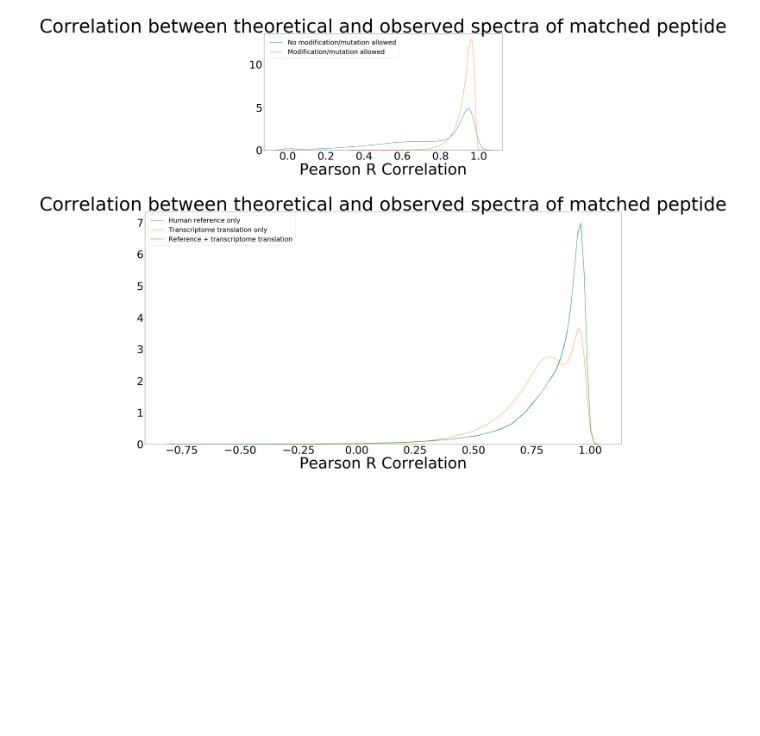
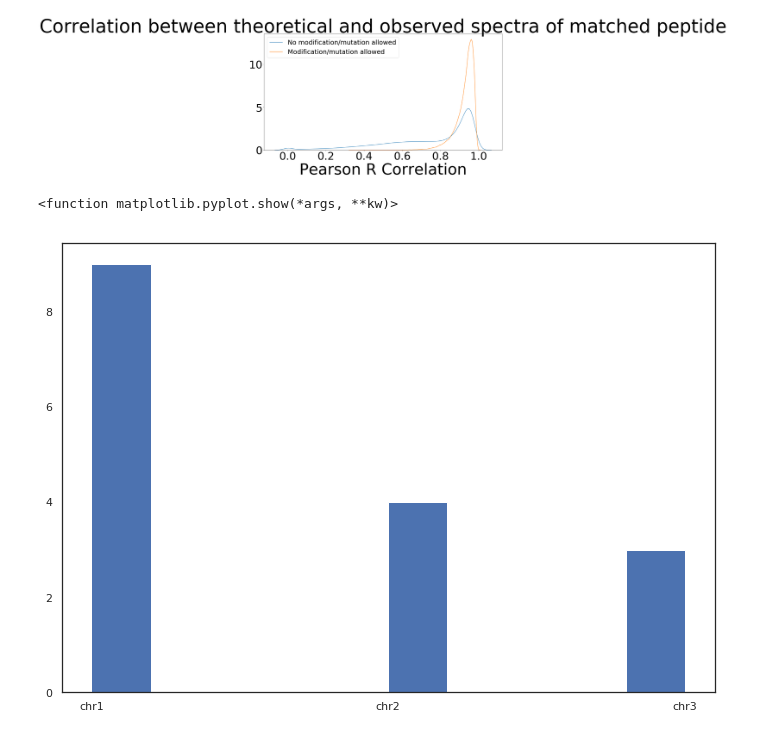
Before and after one commit to cmbi/NA12878-saav-detection, a Jupyter notebook: spectral_search_output_analysis/notebooks/ionbot_analysis.ipynb, the cells around one changed output. Cells and saved outputs as stored; diff of their text form; code cells hidden in the pictures; blank space fills up the shorter version.

```diff
--- a/spectral_search_output_analysis/notebooks/ionbot_analysis.ipynb
+++ b/spectral_search_output_analysis/notebooks/ionbot_analysis.ipynb
@@ -525,9 +539,11 @@ plt.show()
 [figure]
 # %%
 #plot score distributions comparing allowing mutation vs. not allowing mutation on human reference
+sns.set(rc={'figure.figsize':(11.7,8.27)})
+sns.set_style(style='white')
 plt.figure("Pearson R distribution")
-matplotlib.rcParams['figure.figsize'] = (40.0, 20.0)
-matplotlib.rcParams['font.size'] = 50
+#matplotlib.rcParams['figure.figsize'] = (40.0, 20.0)
+#matplotlib.rcParams['font.size'] = 50
 sns.distplot(ib_nomutout['ms2pip-pearsonr'], hist=False, label='No modification/mutation allowed',axlabel='Pearson R Correlation')
 sns.distplot(ib_mutout_human['ms2pip_pearsonr'], hist=False, label='Modification/mutation allowed',axlabel='Pearson R Correlation')
 #plt.legend(prop={'size':25})
@@ -538,17 +554,13 @@ plt.title('Correlation between theoretical and observed spectra of matched pepti
 plt.show()
 # %% [output]
 [figure]
-# %%
-#plot score distributions from each of the spectral dictionaries
-plt.figure("Pearson R distribution")
-#matplotlib.rcParams['axes.titlesize'] = 'xx-large'
-#matplotlib.rcParams['axes.labelsize'] = 'x-large'
-#matplotlib.rcParams['figure.figsize'] = (20.0, 10.0)
-sns.distplot(ib_mutout_human['ms2pip_pearsonr'], hist=False, label='Human reference only',axlabel='Pearson R Correlation')
-sns.distplot(ib_mutout_ont['ms2pip_pearsonr'], hist=False, label='Transcriptome translation only',axlabel='Pearson R Correlation')
-sns.distplot(ib_mutout_human_ont['ms2pip_pearsonr'], hist=False, label='Reference + transcriptome translation',axlabel='Pearson R Correlation')
-plt.legend(prop={'size':30})
-plt.title('Correlation between theoretical and observed spectra of matched peptide')
-plt.show()
-# %% [output]
-[figure, removed]
+# %%
+#testing categorical data with sns
+chroms=['chr1','chr1','chr1','chr2','chr3','chr1','chr2','chr2','chr3','chr2','chr3','chr1','chr1','chr1','chr1','chr1']
+sns.set(rc={'figure.figsize':(11.7,8.27)})
+sns.set_style(style='white')
+plt.hist(chroms)
+plt.show
+# %% [output]
+<function matplotlib.pyplot.show(*args, **kw)>
+[figure, added]
```
Also changed, not shown: parts of 12 cells of this notebook.
